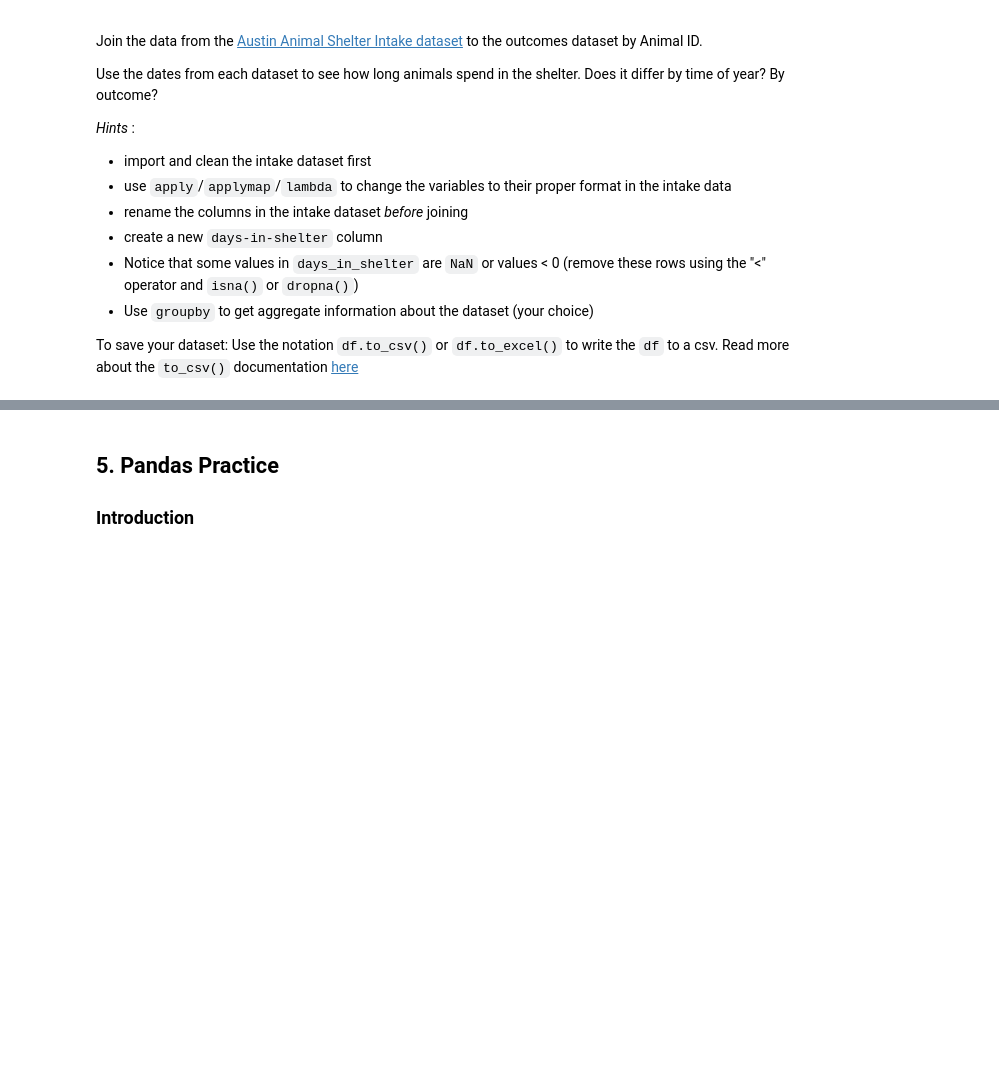
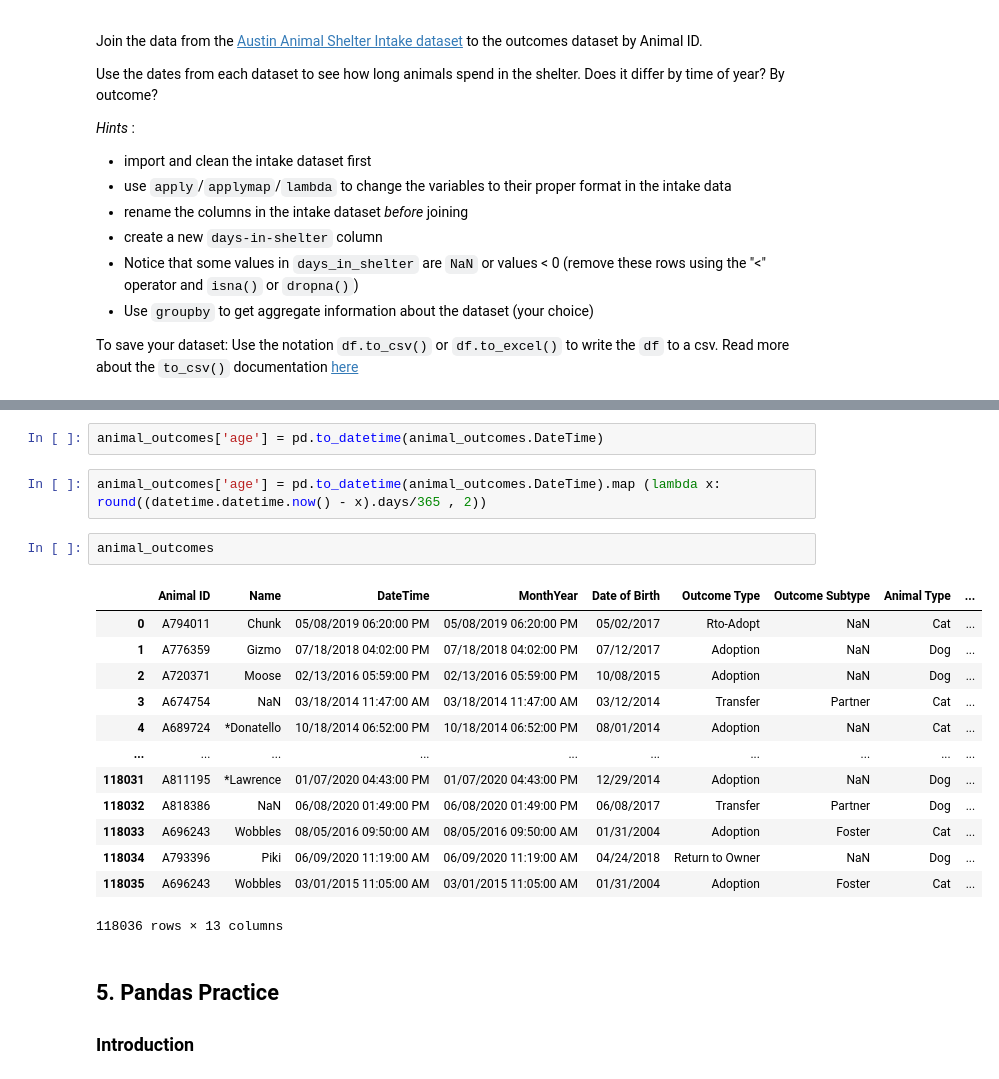
Before and after one commit to medoffc/hbs-ds-060120, a Jupyter notebook: module-1/day-7-pandas-3/reshaping_data_with_pandas.ipynb, the cells around one changed output, grey strips where cells are left out. Saved outputs shown, nothing was run; the diff lists cells and outputs as text; blank space fills up the shorter version.

```diff
--- a/module-1/day-7-pandas-3/reshaping_data_with_pandas.ipynb
+++ b/module-1/day-7-pandas-3/reshaping_data_with_pandas.ipynb
@@ -349,3 +411,23 @@ Use the notation `df.to_csv()` or `df.to_excel()` to write the `df` to a csv. Re
+# %%
+animal_outcomes['age'] = pd.to_datetime(animal_outcomes.DateTime)
+# %%
+animal_outcomes['age'] = pd.to_datetime(animal_outcomes.DateTime).map (lambda x: round((datetime.datetime.now() - x).days/365 , 2))
+# %%
+animal_outcomes
+# %% [output]
+|  | Animal ID | Name | DateTime | MonthYear | Date of Birth | Outcome Type | Outcome Subtype | Animal Type | ... |
+| 0 | A794011 | Chunk | 05/08/2019 06:20:00 PM | 05/08/2019 06:20:00 PM | 05/02/2017 | Rto-Adopt | NaN | Cat | ... |
+| 1 | A776359 | Gizmo | 07/18/2018 04:02:00 PM | 07/18/2018 04:02:00 PM | 07/12/2017 | Adoption | NaN | Dog | ... |
+| 2 | A720371 | Moose | 02/13/2016 05:59:00 PM | 02/13/2016 05:59:00 PM | 10/08/2015 | Adoption | NaN | Dog | ... |
+| 3 | A674754 | NaN | 03/18/2014 11:47:00 AM | 03/18/2014 11:47:00 AM | 03/12/2014 | Transfer | Partner | Cat | ... |
+| 4 | A689724 | *Donatello | 10/18/2014 06:52:00 PM | 10/18/2014 06:52:00 PM | 08/01/2014 | Adoption | NaN | Cat | ... |
+| ... | ... | ... | ... | ... | ... | ... | ... | ... | ... |
+| 118031 | A811195 | *Lawrence | 01/07/2020 04:43:00 PM | 01/07/2020 04:43:00 PM | 12/29/2014 | Adoption | NaN | Dog | ... |
+| 118032 | A818386 | NaN | 06/08/2020 01:49:00 PM | 06/08/2020 01:49:00 PM | 06/08/2017 | Transfer | Partner | Dog | ... |
+| 118033 | A696243 | Wobbles | 08/05/2016 09:50:00 AM | 08/05/2016 09:50:00 AM | 01/31/2004 | Adoption | Foster | Cat | ... |
+| 118034 | A793396 | Piki | 06/09/2020 11:19:00 AM | 06/09/2020 11:19:00 AM | 04/24/2018 | Return to Owner | NaN | Dog | ... |
+| 118035 | A696243 | Wobbles | 03/01/2015 11:05:00 AM | 03/01/2015 11:05:00 AM | 01/31/2004 | Adoption | Foster | Cat | ... |
+118036 rows × 13 columns
 # %% [markdown]
 ## 5. Pandas Practice
 
```
Also changed, not shown: parts of 5 cells of this notebook.
